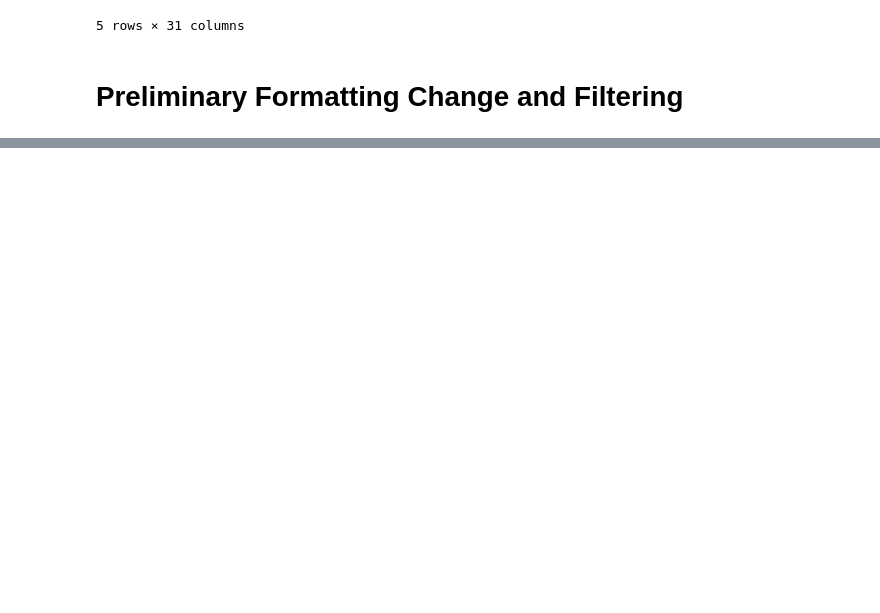
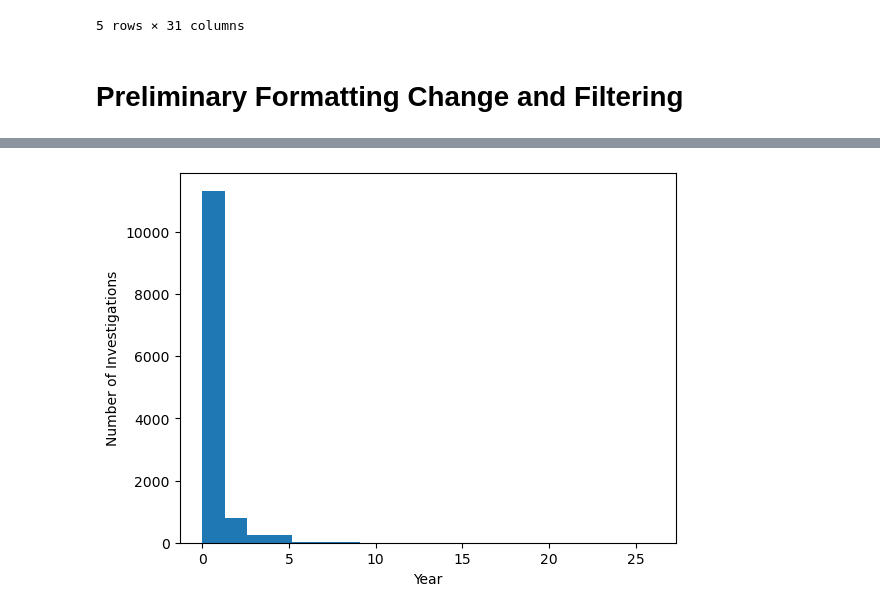
Before and after one commit to Jmanitou/Aviation_Analysis_Report, a Jupyter notebook: Aviation_Analysis_Report.ipynb, the cells around one changed output, grey strips where cells are left out. Cells and saved outputs as stored; diff of their text form; code cells hidden in the pictures; blank space fills up the shorter version.

```diff
--- a/Aviation_Analysis_Report.ipynb
+++ b/Aviation_Analysis_Report.ipynb
@@ -208,0 +230,17 @@ plt.show()
+# %%
+ap_dam_score = None
+
+for index, row in df.iterrows():
+
+    if row['Aircraft_damage'] == 'Destroyed':
+        ap_dam_score = 10
+
+    elif row['Aircraft_damage'] == 'Substantial':
+        ap_dam_score = 5
+
+    else:
+        ap_dam_score = 1
+
+    df.loc[index, 'harm'] = 20 * row['Total_Fatal_Injuries'] + 10 * row['Total_Serious_Injuries'] + 8 * row['Total_Minor_Injuries'] + ap_dam_score
+
+df['harm'].value_counts().sort_index()
@@ -208,0 +325,11 @@ plt.show()
+# %%
+fig, ax = plt.subplots()
+
+ax.hist(df['Total_Fatal_Injuries'], bins=20)
+
+
+ax.set_ylabel('Number of Investigations')
+ax.set_xlabel("Year")
+plt.show()
+# %% [output]
+[figure, added]
```
Also changed, not shown: parts of 24 cells of this notebook, 1 other file.
